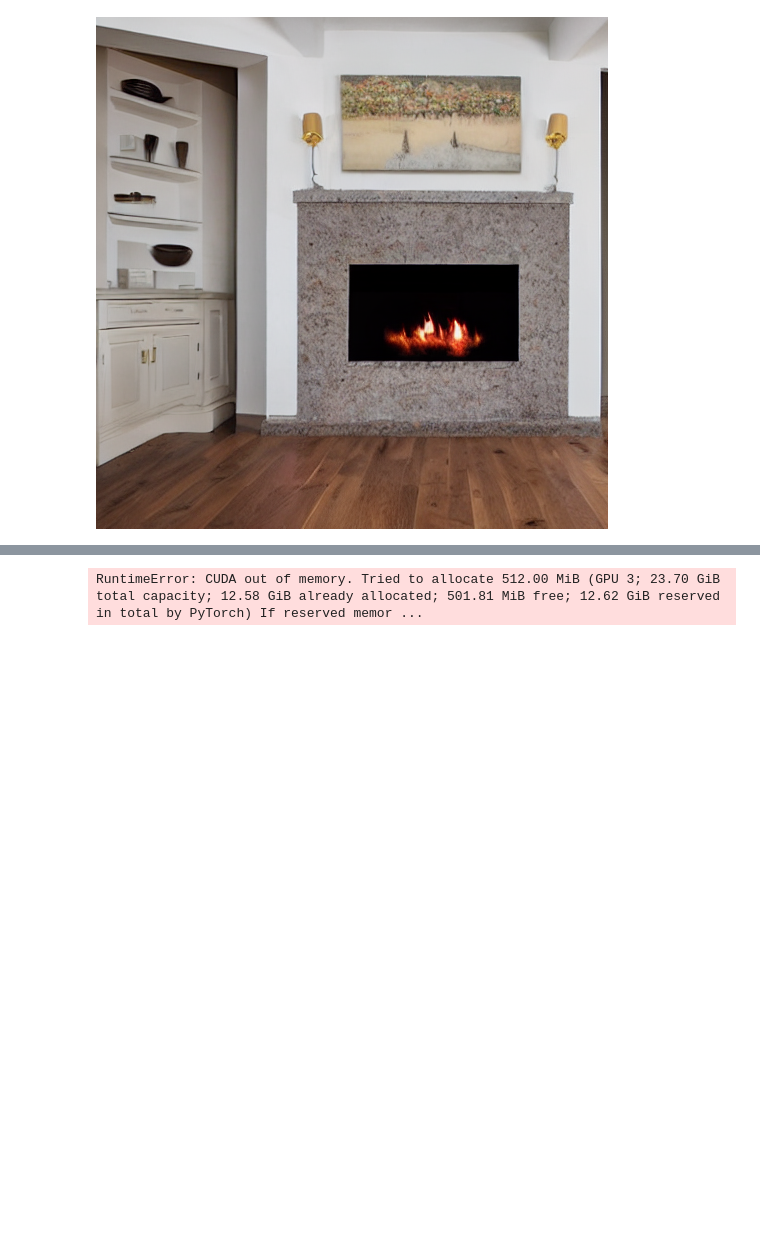
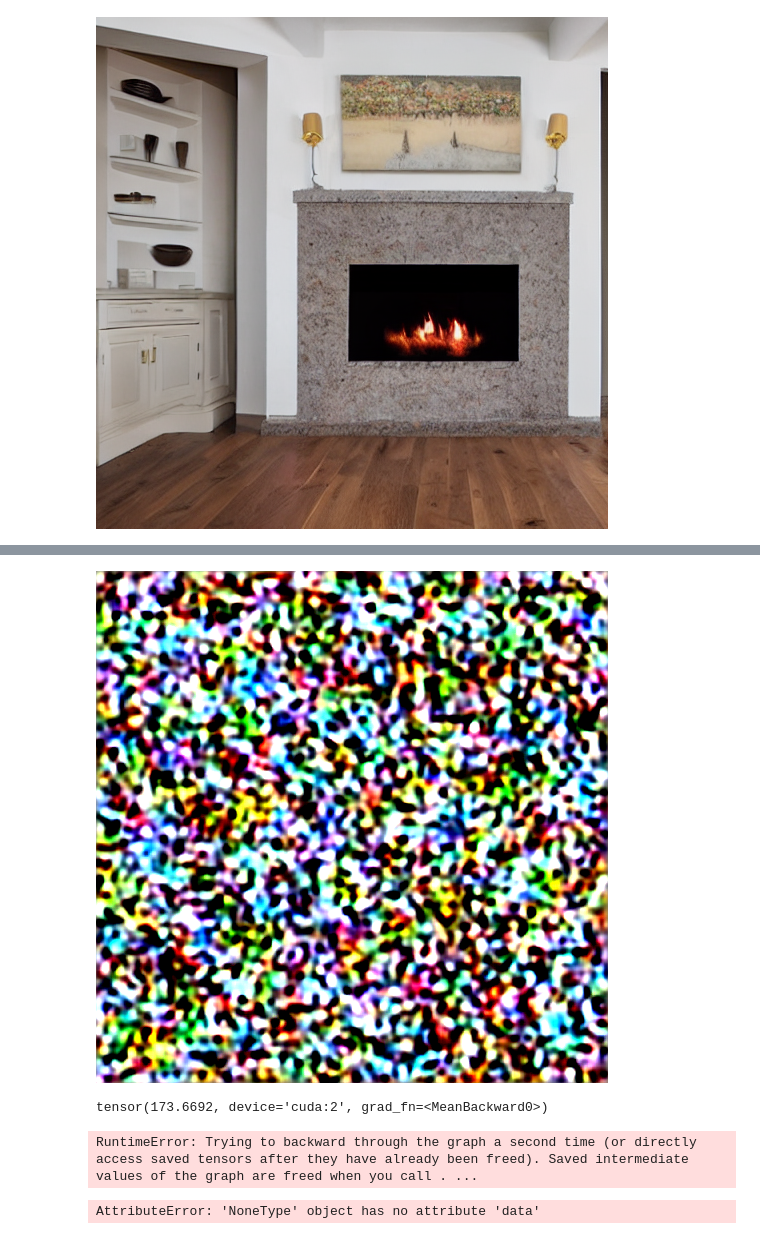
Before and after one commit to DmitriyG228/diffusion-nbs, a Jupyter notebook: main.ipynb, the cells around one changed output, grey strips where cells are left out. Drawn from its saved outputs; the diff is of its cells as text; code cells hidden in the pictures; blank space fills up the shorter version.

```diff
--- a/main.ipynb
+++ b/main.ipynb
@@ -218,17 +244,48 @@ latents_to_pil(Y_hat_lat)[0]
 # %%
 def criterion(y_pred, y):
     return torch.mean((y_pred - y) ** 2)
+# %%
+t = scheduler.timesteps[-1]
 # %%
-learning_rate = 10
+learning_rate = 0.01
+# %%
+def loop(text_embeddings,latents,start_step=0,nograd = True):
+    start_step =start_step-1
+    with autocast("cuda"):
+        for i, t in tqdm(enumerate(scheduler.timesteps)):
+            if i > start_step:
+                latents = predict(latents,text_embeddings,i,t)
+    return latents
 # %%
 while True:
-    unet.zero_grad()
-    Y_hat_lat = loop(text_embeddings,Y_hat,nograd = False)
+    #unet.zero_grad()
+    with autocast("cuda"):
+        Y_hat_lat = loop(text_embeddings,Y_hat,start_step=0,nograd = False)
+       # Y_hat_lat = predict(Y_hat,text_embeddings,nograd = False,i=0,t = t)
     clear_output()
     display(latents_to_pil(Y_hat_lat)[0])
     loss = criterion(Y_hat_lat,Y_lat)
     display(loss)
     [g]  = torch.autograd.grad(loss, [Y_hat])
     Y_hat.data -= learning_rate * len(Y_hat) * g
-# %% [output]
-RuntimeError: CUDA out of memory. Tried to allocate 512.00 MiB (GPU 3; 23.70 GiB total capacity; 12.58 GiB already allocated; 501.81 MiB free; 12.62 GiB reserved in total by PyTorch) If reserved memor ...
+# %%
+    start_step = 0
+    start_step-1
+    for i, t in tqdm(enumerate(scheduler.timesteps)):
+        if i > start_step:
+            with autocast("cuda"):
+                Y_hat_lat = predict(Y_hat,text_embeddings,i,t)
+            clear_output()
+            display(latents_to_pil(Y_hat_lat)[0])
+            display(loss)
+            loss = criterion(Y_hat_lat,Y_lat)
+            [g]  = torch.autograd.grad(loss, [Y_hat])
+            Y_hat.data -= learning_rate * len(Y_hat) * g
+# %% [output]
+[figure, added]
+tensor(173.6692, device='cuda:2', grad_fn=<MeanBackward0>)
+RuntimeError: Trying to backward through the graph a second time (or directly access saved tensors after they have already been freed). Saved intermediate values of the graph are freed when you call . ...
+# %%
+        loss.grad.data.zero_()
+# %% [output]
+AttributeError: 'NoneType' object has no attribute 'data'
```
Also changed, not shown: parts of 12 cells of this notebook.
